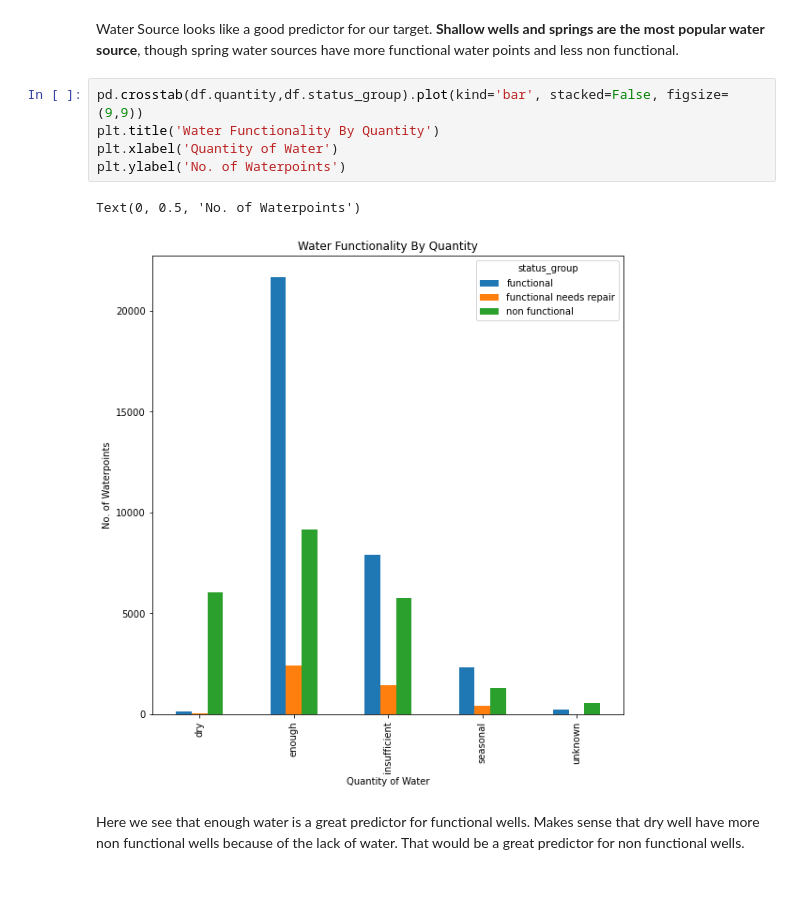
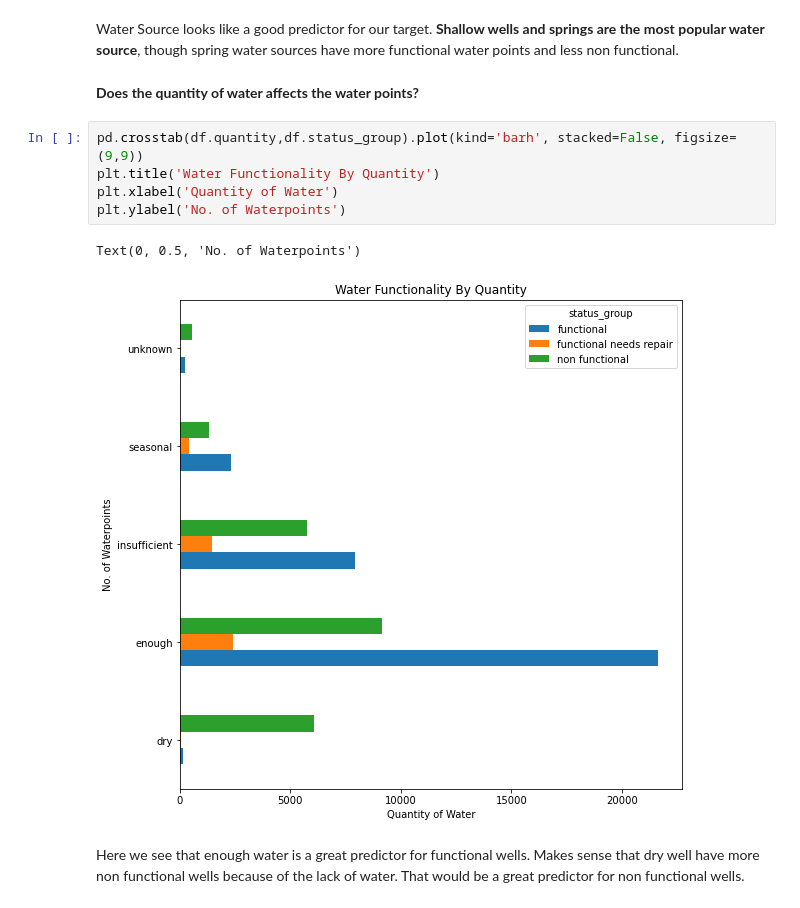
Before and after one commit to halmonchaquayla/tanzanian_water_well_project, a Jupyter notebook: Data Cleaning.ipynb, the cells around one changed output. Saved outputs shown, nothing was run; the diff lists cells and outputs as text.

```diff
--- a/Data Cleaning.ipynb
+++ b/Data Cleaning.ipynb
@@ -101,14 +105,16 @@ Text(0, 0.5, 'Functionality')
 [figure]
 # %% [markdown]
 Water Source looks like a good predictor for our target. <b>Shallow wells and springs are the most popular water source</b>, though spring water sources have more functional water points and less non functional.
+# %% [markdown]
+**Does the quantity of water affects the water points?**
 # %%
-pd.crosstab(df.quantity,df.status_group).plot(kind='bar', stacked=False, figsize=(9,9))
+pd.crosstab(df.quantity,df.status_group).plot(kind='barh', stacked=False, figsize=(9,9))
 plt.title('Water Functionality By Quantity')
 plt.xlabel('Quantity of Water')
 plt.ylabel('No. of Waterpoints')
 # %% [output]
 Text(0, 0.5, 'No. of Waterpoints')
-[figure, old version]
+[figure, new version]
 # %% [markdown]
 Here we see that enough water is a great predictor for functional wells. Makes sense that dry well have more non functional wells because of the lack of water. That would be a great predictor for non functional wells.
 # %% [markdown]
```
Also changed, not shown: parts of 3 cells of this notebook.
